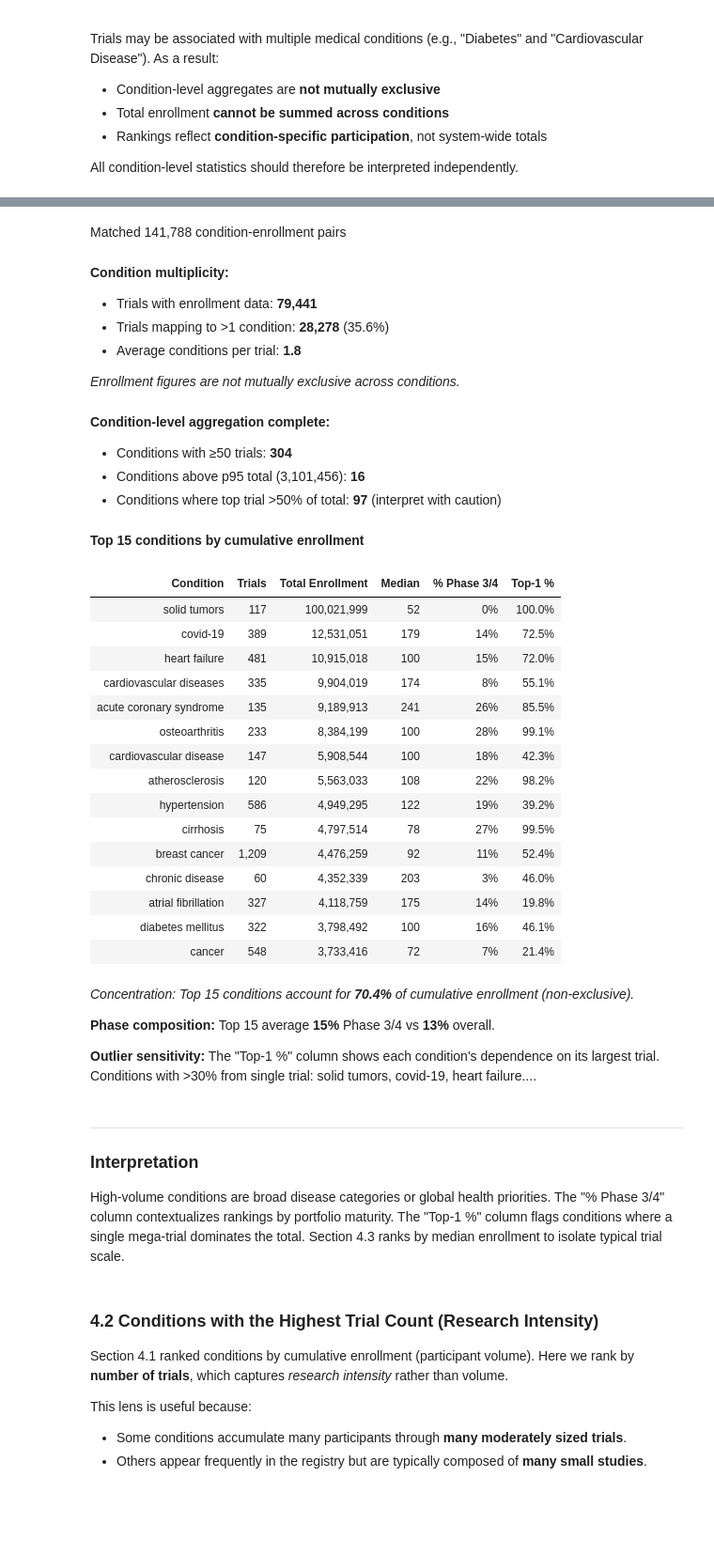
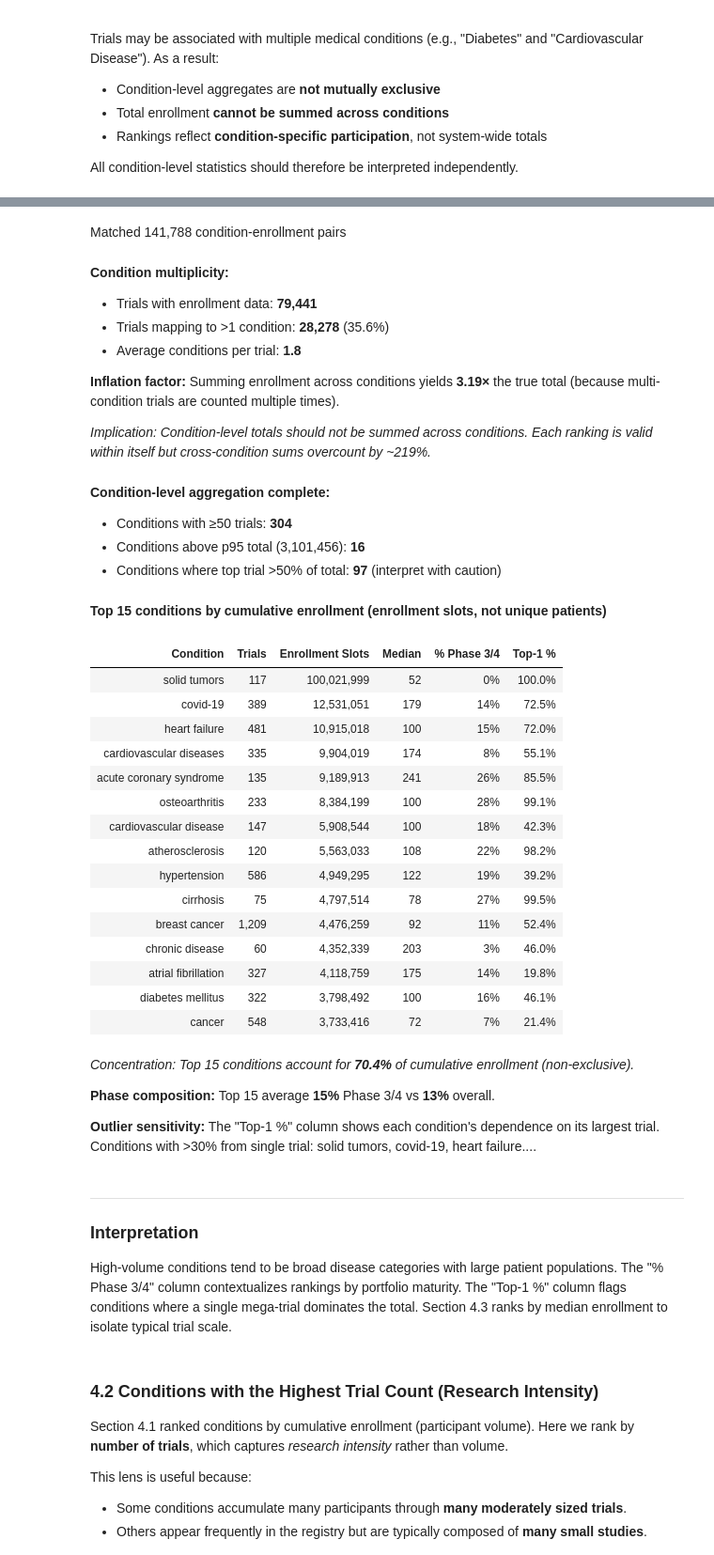
Before and after one commit to Pevicsanch/Clinical-Trial-Analytics, a Jupyter notebook: notebooks/03_enrollment_performance.ipynb, the cells around one changed output, grey strips where cells are left out. Shown at 94% size. Drawn from its saved outputs; the diff is of its cells as text; code cells hidden in the pictures; blank space fills up the shorter version.

```diff
--- a/notebooks/03_enrollment_performance.ipynb
+++ b/notebooks/03_enrollment_performance.ipynb
@@ -2092,10 +2047,10 @@ slopes_negative = sum(1 for s in phase_slopes.values() if s < 0)
 has_opposite = slopes_positive > 0 and slopes_negative > 0
 
 display(Markdown(f"""
-**Interaction test (M3 vs M4):** F = {f_stat:.2f}, p = {f_str} → interaction is **{interaction_sig}**
+**Interaction test (M3 vs M4):** F = {f_stat:.2f}, p = {f_str} [~] interaction is **{interaction_sig}**
 
 **Pattern check:** {slopes_positive} phases show positive slopes, {slopes_negative} show negative slopes.
-{"⚠️ Opposite-sign slopes detected: aggregate trend could mask within-phase heterogeneity." if has_opposite else "All phases show same-direction (or near-zero) trends."}
+{"[!] Opposite-sign slopes detected: aggregate trend could mask within-phase heterogeneity." if has_opposite else "All phases show same-direction (or near-zero) trends."}
 """))
 
 # ----------------------------
@@ -2116,7 +2071,7 @@ for phase in clinical_phases:
             "β_time": beta,
             "p": "< 0.001" if p < 0.001 else f"{p:.3f}",
             "% / decade": (np.exp(beta * 10) - 1) * 100,
-            "Direction": "↑" if beta > 0.001 else ("↓" if beta < -0.001 else "→")
+            "Direction": "[+]" if beta > 0.001 else ("[-]" if beta < -0.001 else "[~]")
         })
 
 strat_df = pd.DataFrame(stratified_results)
@@ -2175,7 +2130,7 @@ if n_actual >= 1000 and n_anticipated >= 1000:
 
     display(Markdown(f"""
 **Sensitivity conclusion:** ACTUAL and ANTICIPATED subsets show {"consistent" if same_sign else "**divergent**"} time trends.
-{"Results are robust to enrollment type." if same_sign else "⚠️ Pooled results may mask differences between target and realized enrollment."}
+{"Results are robust to enrollment type." if same_sign else "[!] Pooled results may mask differences between target and realized enrollment."}
 """))
 else:
     display(Markdown(f"*Insufficient data for sensitivity split (ACTUAL: {n_actual:,}, ANTICIPATED: {n_anticipated:,})*"))
@@ -2530,7 +2500,7 @@ formatters = {
 table_41 = (
     top_15[table_cols]
     .rename(columns=col_renames)
-    .sort_values("Total Enrollment", ascending=False)
+    .sort_values("Enrollment Slots", ascending=False)
 )
 
 display(table_41.style.format(formatters).hide(axis="index"))
@@ -2574,36 +2544,39 @@ fig = create_condition_ranking_chart(
         ("median_enrollment", "Median", ":,.0f"),
         ("pct_late_phase", "% Phase 3/4", ":.0f"),
         ("top1_share", "Top-1 %", ":.1f%"),
     ],
 )
 fig.show()
 
 display(Markdown("""
 ---
 ### Interpretation
 
 High-volume conditions tend to be broad disease categories with large patient populations.
 The "% Phase 3/4" column contextualizes rankings by portfolio maturity.
 The "Top-1 %" column flags conditions where a single mega-trial dominates the total.
 Section 4.3 ranks by median enrollment to isolate typical trial scale.
 """))
 # %% [output]
 Loaded 176,735 condition-study mappings
 Matched 141,788 condition-enrollment pairs
 
 **Condition multiplicity:**
 - Trials with enrollment data: **79,441**
 - Trials mapping to >1 condition: **28,278** (35.6%)
 - Average conditions per trial: **1.8**
 
-*Enrollment figures are not mutually exclusive across conditions.*
+**Inflation factor:** Summing enrollment across conditions yields **3.19×** the true total
+(because multi-condition trials are counted multiple times).
+
+*Implication: Condition-level totals should not be summed across conditions. Each ranking is valid within itself but cross-condition sums overcount by ~219%.*
 
 **Condition-level aggregation complete:**
 - Conditions with ≥50 trials: **304**
 - Conditions above p95 total (3,101,456): **16**
 - Conditions where top trial >50% of total: **97** (interpret with caution)
-**Top 15 conditions by cumulative enrollment**
+**Top 15 conditions by cumulative enrollment (enrollment slots, not unique patients)**
-| Condition | Trials | Total Enrollment | Median | % Phase 3/4 | Top-1 % |
+| Condition | Trials | Enrollment Slots | Median | % Phase 3/4 | Top-1 % |
 | solid tumors | 117 | 100,021,999 | 52 | 0% | 100.0% |
 | covid-19 | 389 | 12,531,051 | 179 | 14% | 72.5% |
 | heart failure | 481 | 10,915,018 | 100 | 15% | 72.0% |
@@ -2630,7 +2603,7 @@ Conditions with >30% from single trial: solid tumors, covid-19, heart failure...
 ---
 ### Interpretation
 
-High-volume conditions are broad disease categories or global health priorities.
+High-volume conditions tend to be broad disease categories with large patient populations.
 The "% Phase 3/4" column contextualizes rankings by portfolio maturity.
 The "Top-1 %" column flags conditions where a single mega-trial dominates the total.
 Section 4.3 ranks by median enrollment to isolate typical trial scale.
```
Also changed, not shown: parts of 12 cells of this notebook, 2 other files.
